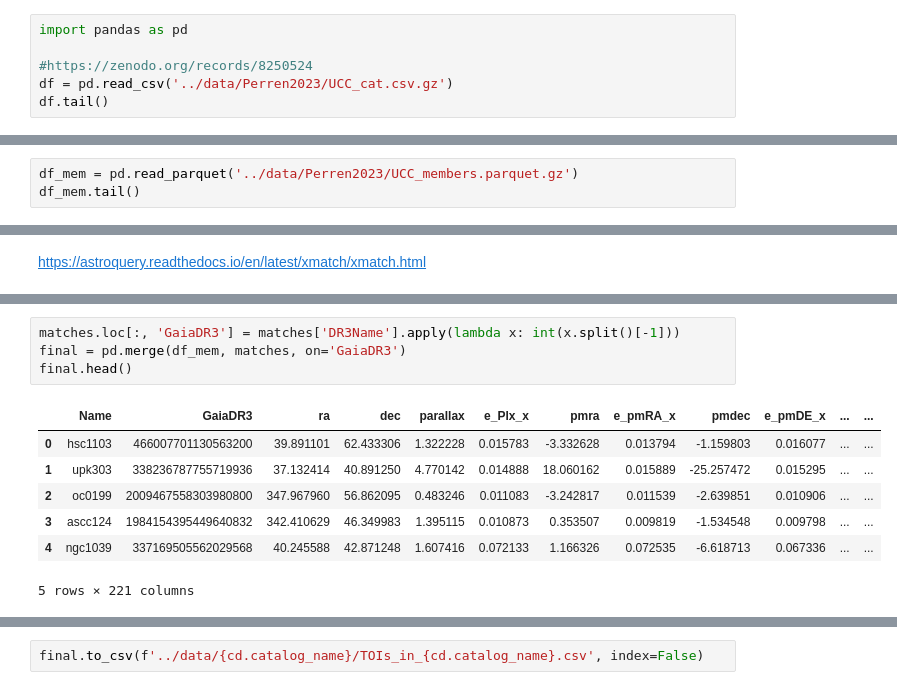
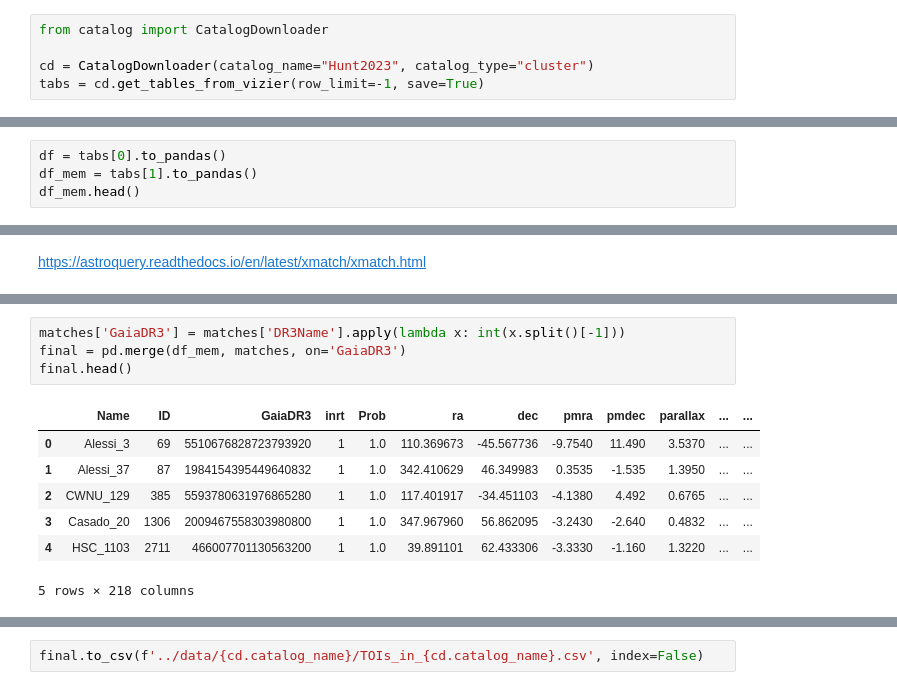
Before and after one commit to jpdeleon/wakai, a Jupyter notebook: notebooks/crossmatch_TOI_with_Hunt2023.ipynb, the cells around one changed output, grey strips where cells are left out. Drawn from its saved outputs; the diff is of its cells as text.

```diff
--- a/notebooks/crossmatch_TOI_with_Hunt2023.ipynb
+++ b/notebooks/crossmatch_TOI_with_Hunt2023.ipynb
@@ -14,9 +14,8 @@ sys.path.insert(0, '../code')
 # %% [markdown]
 https://ucc.ar/_clusters/ngc1039/
 # %%
-import pandas as pd
+from catalog import CatalogDownloader
 
-#https://zenodo.org/records/8250524
-df = pd.read_csv('../data/Perren2023/UCC_cat.csv.gz')
-df.tail()
+cd = CatalogDownloader(catalog_name="Hunt2023", catalog_type="cluster")
+tabs = cd.get_tables_from_vizier(row_limit=-1, save=True)
 # %% [output]
@@ -29,4 +34,5 @@ df.tail()
 # %%
-df_mem = pd.read_parquet('../data/Perren2023/UCC_members.parquet.gz')
-df_mem.tail()
+df = tabs[0].to_pandas()
+df_mem = tabs[1].to_pandas()
+df_mem.head()
 # %% [output]
@@ -103,12 +109,12 @@ matches.head()
 # %%
-matches.loc[:, 'GaiaDR3'] = matches['DR3Name'].apply(lambda x: int(x.split()[-1]))
+matches['GaiaDR3'] = matches['DR3Name'].apply(lambda x: int(x.split()[-1]))
 final = pd.merge(df_mem, matches, on='GaiaDR3')
 final.head()
 # %% [output]
-|  | Name | GaiaDR3 | ra | dec | parallax | e_Plx_x | pmra | e_pmRA_x | pmdec | e_pmDE_x | ... | ... |
-| 0 | hsc1103 | 466007701130563200 | 39.891101 | 62.433306 | 1.322228 | 0.015783 | -3.332628 | 0.013794 | -1.159803 | 0.016077 | ... | ... |
-| 1 | upk303 | 338236787755719936 | 37.132414 | 40.891250 | 4.770142 | 0.014888 | 18.060162 | 0.015889 | -25.257472 | 0.015295 | ... | ... |
-| 2 | oc0199 | 2009467558303980800 | 347.967960 | 56.862095 | 0.483246 | 0.011083 | -3.242817 | 0.011539 | -2.639851 | 0.010906 | ... | ... |
-| 3 | ascc124 | 1984154395449640832 | 342.410629 | 46.349983 | 1.395115 | 0.010873 | 0.353507 | 0.009819 | -1.534548 | 0.009798 | ... | ... |
-| 4 | ngc1039 | 337169505562029568 | 40.245588 | 42.871248 | 1.607416 | 0.072133 | 1.166326 | 0.072535 | -6.618713 | 0.067336 | ... | ... |
+|  | Name | ID | GaiaDR3 | inrt | Prob | ra | dec | pmra | pmdec | parallax | ... | ... |
+| 0 | Alessi_3 | 69 | 5510676828723793920 | 1 | 1.0 | 110.369673 | -45.567736 | -9.7540 | 11.490 | 3.5370 | ... | ... |
+| 1 | Alessi_37 | 87 | 1984154395449640832 | 1 | 1.0 | 342.410629 | 46.349983 | 0.3535 | -1.535 | 1.3950 | ... | ... |
+| 2 | CWNU_129 | 385 | 5593780631976865280 | 1 | 1.0 | 117.401917 | -34.451103 | -4.1380 | 4.492 | 0.6765 | ... | ... |
+| 3 | Casado_20 | 1306 | 2009467558303980800 | 1 | 1.0 | 347.967960 | 56.862095 | -3.2430 | -2.640 | 0.4832 | ... | ... |
+| 4 | HSC_1103 | 2711 | 466007701130563200 | 1 | 1.0 | 39.891101 | 62.433306 | -3.3330 | -1.160 | 1.3220 | ... | ... |
-5 rows × 221 columns
+5 rows × 218 columns
```
Also changed, not shown: parts of 5 cells of this notebook, 17 other files.
